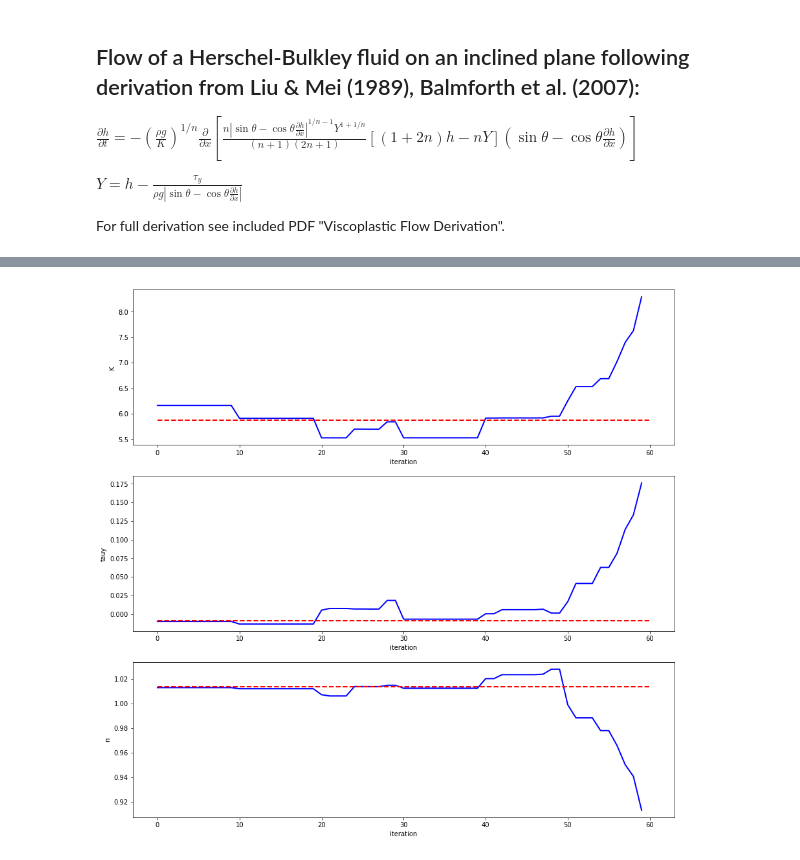
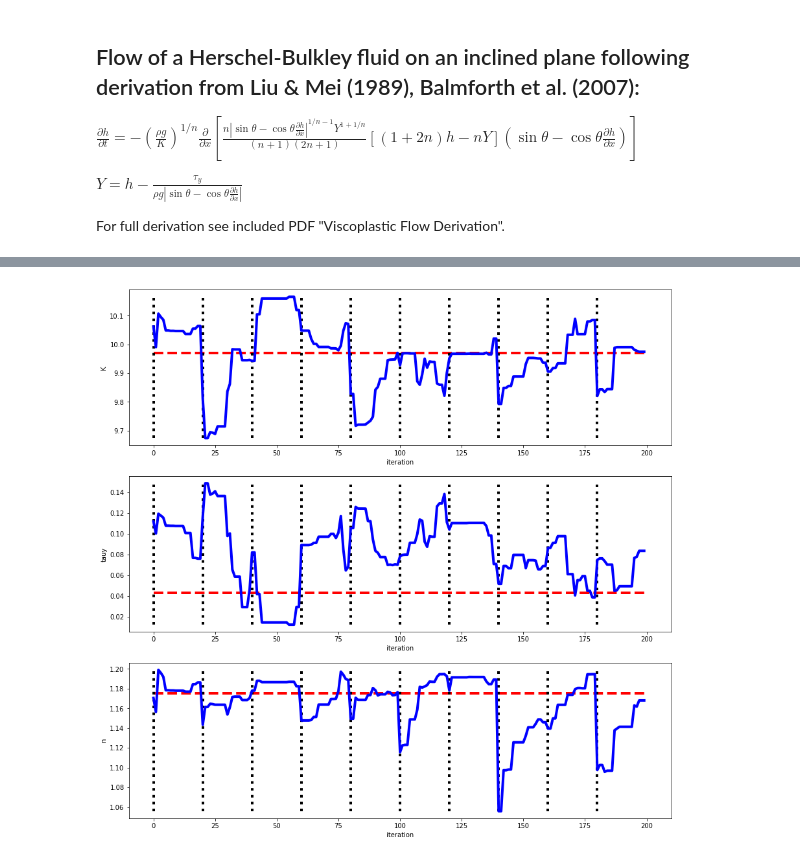
Before and after one commit to JanineBirnbaum18/3-phase-flow, a Jupyter notebook: MCMC from file.ipynb, the cells around one changed output, grey strips where cells are left out. Drawn from its saved outputs; the diff is of its cells as text; code cells hidden in the pictures.

```diff
--- a/MCMC from file.ipynb
+++ b/MCMC from file.ipynb
@@ -249,16 +193,16 @@ array([0.07, 0.07, 0.07, 0.07, 0.07, 0.07, 0.  , 0.  , 0.  , 0.  , 0.  ,
 # %%
 # Initial guesses for MCMC
-K_init = 6
-K_min = 3
-K_max = 10
+K_init = 9.5
+K_min = 6
+K_max = 18
 
-tauy_init = 0.05
+tauy_init = 0.02
 tauy_min = 0
-tauy_max = 0.5
+tauy_max = 1
 
 n_init = 1
 n_min = 0.8
-n_max = 3
+n_max = 1.2
 
 init_pos = [K_init, tauy_init, n_init]
 
@@ -267,7 +211,7 @@ x = t_pos
 y = x_pos + L
 
 # Define model resolution for MCMC
-x_grid = np.linspace(0,0.75,22)
+x_grid = np.linspace(0,0.75,52)
 dx = x_grid[1] - x_grid[0]
 yerr = dx
 h0 = np.zeros_like(x_grid)
@@ -287,5 +231,5 @@ def lnprob(mu, x, y, yerr):
     return lp + lnlike(mu, x, y, yerr)# Create walkers
 # %%
 # Create walkers
-ndim, nwalkers = 3, 6
-mu_pos = [init_pos + [1e-2, 1e-2, 1e-2]*np.random.randn(ndim) for i in range(nwalkers)]
+ndim, nwalkers = 3, 10
+mu_pos = [init_pos + [1e-1, 1e-2, 1e-2]*np.random.randn(ndim) for i in range(nwalkers)]
@@ -299,10 +236,11 @@ mu_pos = [init_pos + [1e-2, 1e-2, 1e-2]*np.random.randn(ndim) for i in range(nwa
 # %%
 # Run MCMC
+steps = 50
 sampler = mc.EnsembleSampler(nwalkers, ndim, lnprob, args=(x, y, yerr))
-sampler.run_mcmc(mu_pos, 30);
+sampler.run_mcmc(mu_pos, steps, progress=True);
 # %%
 # Inspect MCMC results
-s = 0 # ignore initial samples
+s = 30 # ignore initial samples
 samples = sampler.chain[:, s:, :].reshape((-1, ndim))
 
 K_fit = samples[:,0]; tauy_fit = samples[:,1]; n_fit = samples[:,2]
@@ -324,21 +265,25 @@ print('K = ' + np.array2string(K_post, precision=1) +
 # %%
 # inspect runs
-samples_full = sampler.chain[:, :, :].reshape((-1, ndim))
+s = 30
+samples_full = sampler.chain[:, s:, :].reshape((-1, ndim))
 
 fig,ax = plt.subplots(nrows=3, figsize=(15,15))
 ax[0].plot(samples_full[:,0],'b-')
-ax[0].plot([0, samples_full.shape[0]],[K_post, K_post],'r--')
+ax[0].hlines(K_post, 0, samples_full.shape[0],colors='r',linestyles='dashed')
+ax[0].vlines(np.arange(nwalkers)*(steps-s),np.min(samples_full[:,0]),np.max(samples_full[:,0]),colors='k',linestyles='dotted')
 ax[0].set_xlabel('iteration')
 ax[0].set_ylabel('K')
 ax[1].plot(samples_full[:,1],'b-')
-ax[1].plot([0, samples_full.shape[0]],[tauy_post, tauy_post],'r--')
+ax[1].hlines(tauy_post, 0, samples_full.shape[0],colors='r',linestyles='dashed')
+ax[1].vlines(np.arange(nwalkers)*(steps-s),np.min(samples_full[:,1]),np.max(samples_full[:,1]),colors='k',linestyles='dotted')
 ax[1].set_xlabel('iteration')
 ax[1].set_ylabel('tauy')
 ax[2].plot(samples_full[:,2],'b-')
-ax[2].plot([0, samples_full.shape[0]],[n_post, n_post],'r--')
+ax[2].hlines(n_post, 0, samples_full.shape[0],colors='r',linestyles='dashed')
+ax[2].vlines(np.arange(nwalkers)*(steps-s),np.min(samples_full[:,2]),np.max(samples_full[:,2]),colors='k',linestyles='dotted')
 ax[2].set_xlabel('iteration')
 ax[2].set_ylabel('n');
 # %% [output]
-[figure, old version]
+[figure, new version]
 # %%
 # Plot most probable model with data
```
Also changed, not shown: parts of 12 cells of this notebook, 6 other files.
